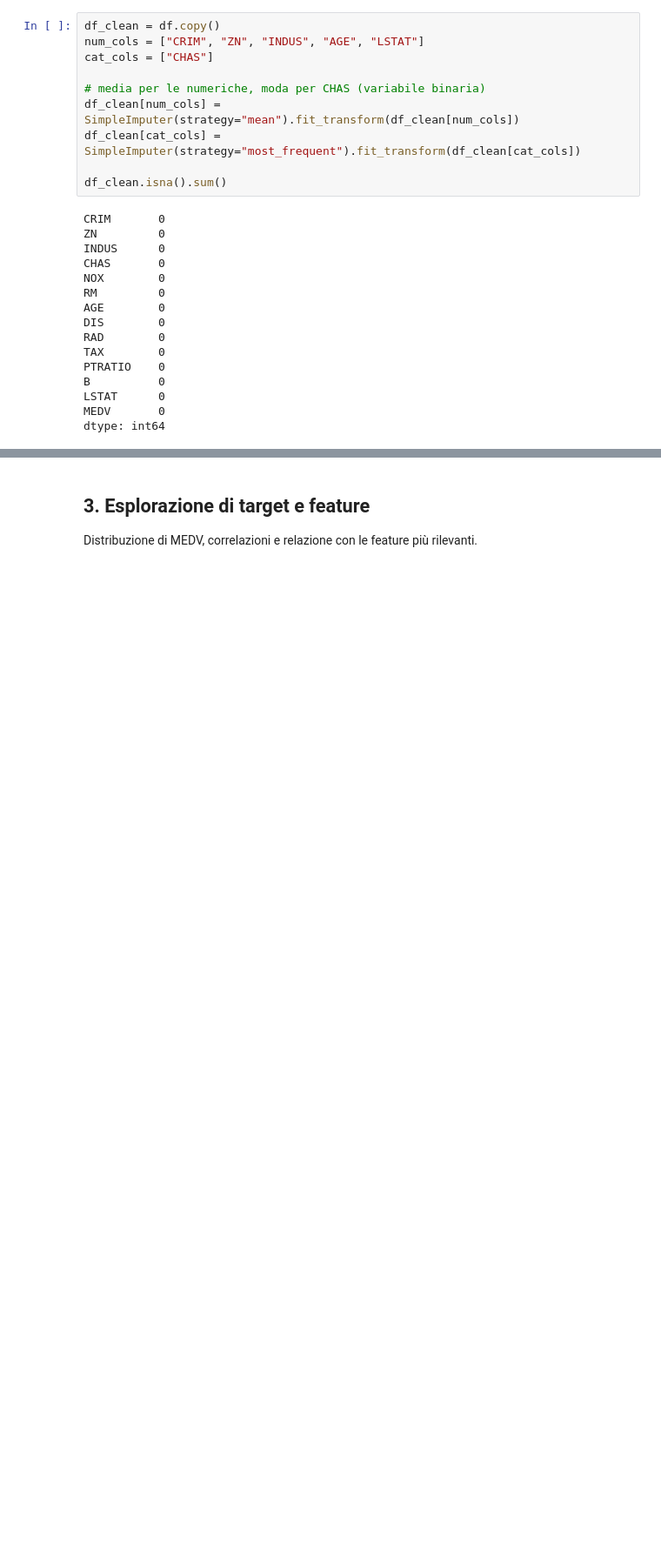
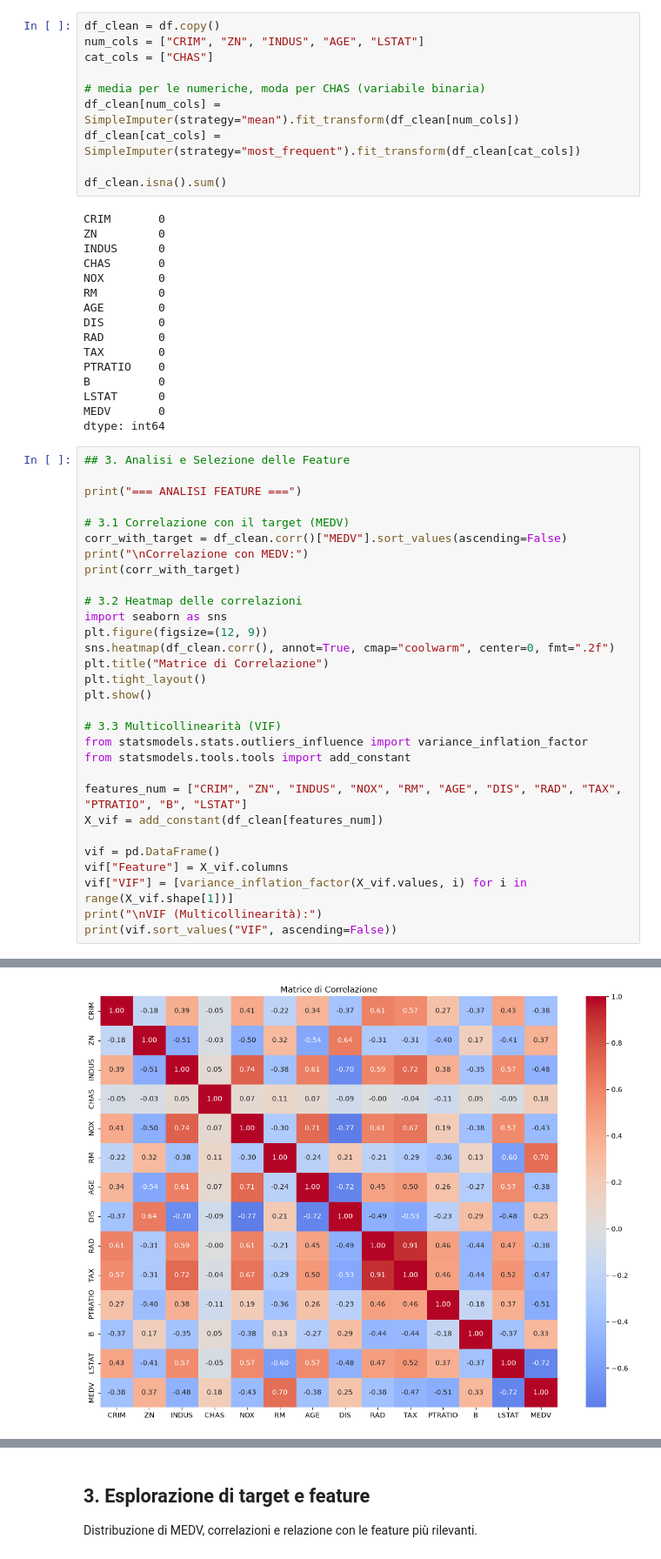
Before and after one commit to dafnebisceglia/Machine_Learning, a Jupyter notebook: ESAME FINALE/ml_final_exam_pulito.ipynb, the cells around one changed output, grey strips where cells are left out. Shown at 87% size. Cells and saved outputs as stored; diff of their text form; blank space fills up the shorter version.

```diff
--- a/ESAME FINALE/ml_final_exam_pulito.ipynb
+++ b/ESAME FINALE/ml_final_exam_pulito.ipynb
@@ -103,3 +109,34 @@ B          0
 LSTAT      0
 MEDV       0
 dtype: int64
+# %%
+## 3. Analisi e Selezione delle Feature
+
+print("=== ANALISI FEATURE ===")
+
+# 3.1 Correlazione con il target (MEDV)
+corr_with_target = df_clean.corr()["MEDV"].sort_values(ascending=False)
+print("\nCorrelazione con MEDV:")
+print(corr_with_target)
+
+# 3.2 Heatmap delle correlazioni
+import seaborn as sns
+plt.figure(figsize=(12, 9))
+sns.heatmap(df_clean.corr(), annot=True, cmap="coolwarm", center=0, fmt=".2f")
+plt.title("Matrice di Correlazione")
+plt.tight_layout()
+plt.show()
+
+# 3.3 Multicollinearità (VIF)
+from statsmodels.stats.outliers_influence import variance_inflation_factor
+from statsmodels.tools.tools import add_constant
+
+features_num = ["CRIM", "ZN", "INDUS", "NOX", "RM", "AGE", "DIS", "RAD", "TAX", "PTRATIO", "B", "LSTAT"]
+X_vif = add_constant(df_clean[features_num])
+
+vif = pd.DataFrame()
+vif["Feature"] = X_vif.columns
+vif["VIF"] = [variance_inflation_factor(X_vif.values, i) for i in range(X_vif.shape[1])]
+print("\nVIF (Multicollinearità):")
+print(vif.sort_values("VIF", ascending=False))
+# %% [output]
@@ -105,0 +161 @@ dtype: int64
+[figure, added]
```
Also changed, not shown: parts of 8 cells of this notebook.
